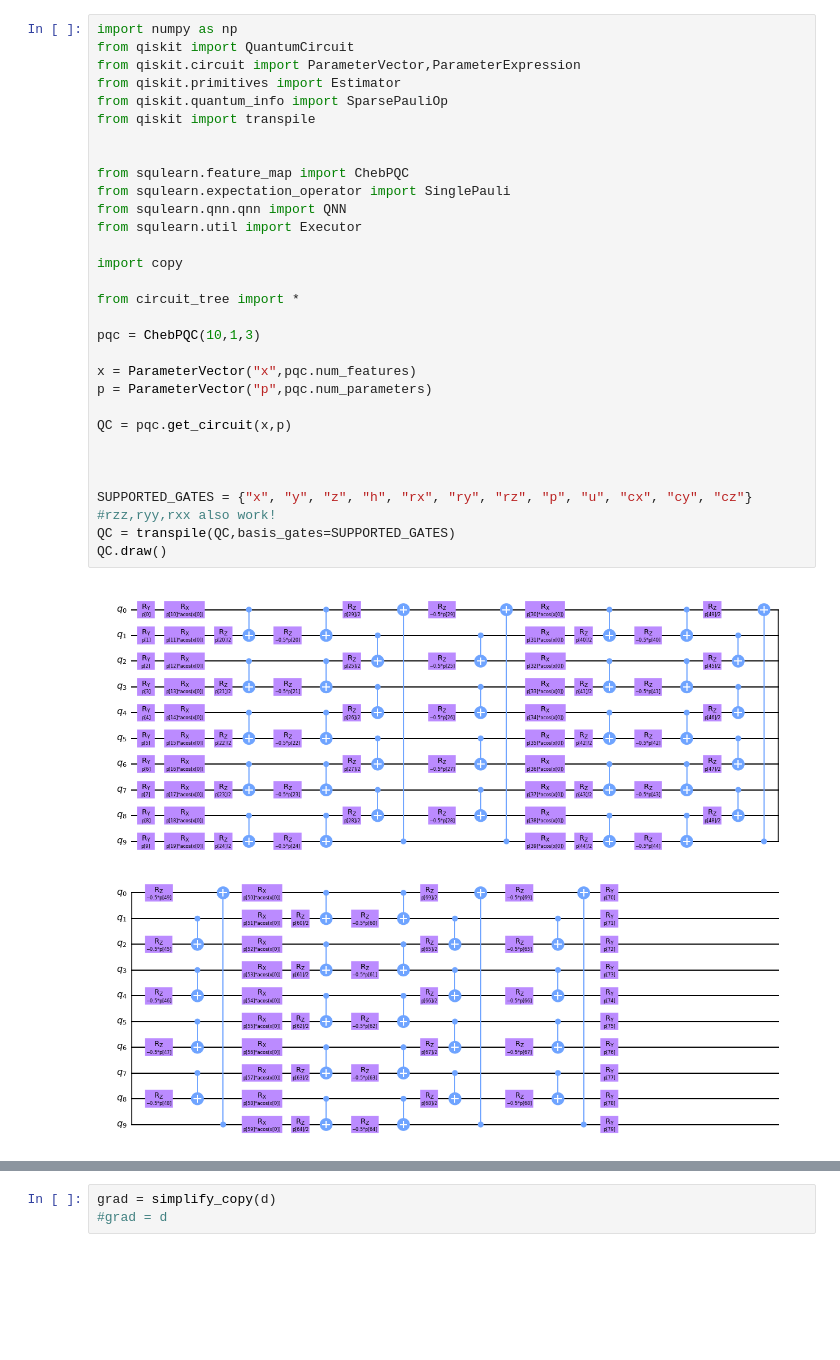
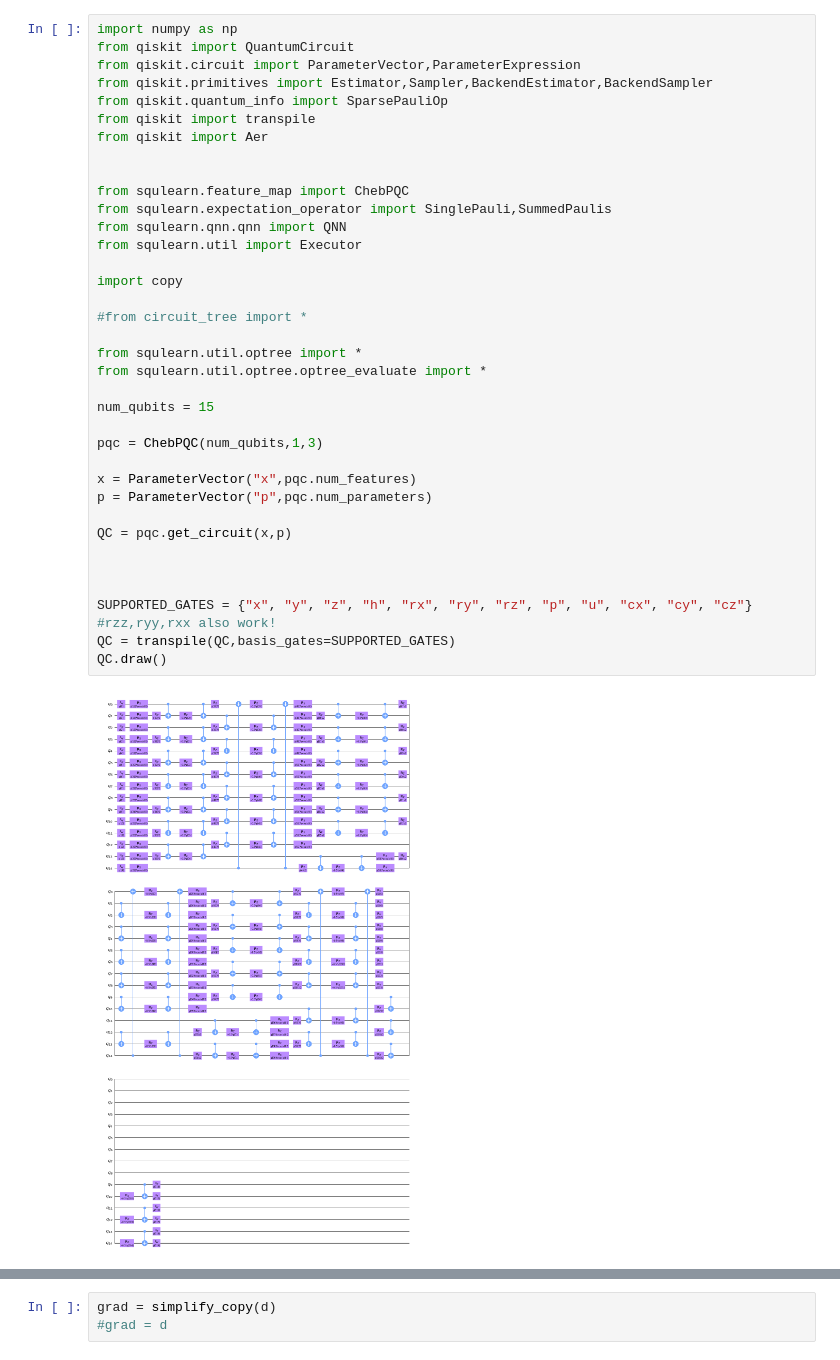
Before and after one commit to sQUlearn/squlearn, a Jupyter notebook: src/squlearn/opflow_mitigation/test_log_circuit.ipynb, the cells around one changed output, grey strips where cells are left out. Drawn from its saved outputs; the diff is of its cells as text; blank space fills up the shorter version.

```diff
--- a/src/squlearn/opflow_mitigation/test_log_circuit.ipynb
+++ b/src/squlearn/opflow_mitigation/test_log_circuit.ipynb
@@ -1,33 +1,39 @@
 # %%
 import numpy as np
 from qiskit import QuantumCircuit
 from qiskit.circuit import ParameterVector,ParameterExpression
-from qiskit.primitives import Estimator
+from qiskit.primitives import Estimator,Sampler,BackendEstimator,BackendSampler
 from qiskit.quantum_info import SparsePauliOp
 from qiskit import transpile
+from qiskit import Aer
 
 
 from squlearn.feature_map import ChebPQC
-from squlearn.expectation_operator import SinglePauli
+from squlearn.expectation_operator import SinglePauli,SummedPaulis
 from squlearn.qnn.qnn import QNN
 from squlearn.util import Executor
 
 import copy
 
-from circuit_tree import *
+#from circuit_tree import *
 
-pqc = ChebPQC(10,1,3)
+from squlearn.util.optree import *
+from squlearn.util.optree.optree_evaluate import *
+
+num_qubits = 15
+
+pqc = ChebPQC(num_qubits,1,3)
 
 x = ParameterVector("x",pqc.num_features)
 p = ParameterVector("p",pqc.num_parameters)
 
 QC = pqc.get_circuit(x,p)
 
 
 
 SUPPORTED_GATES = {"x", "y", "z", "h", "rx", "ry", "rz", "p", "u", "cx", "cy", "cz"} #rzz,ryy,rxx also work!
 QC = transpile(QC,basis_gates=SUPPORTED_GATES)
 QC.draw()
 # %% [output]
-[figure, old version]
+[figure, new version]
 # %%
```
Also changed, not shown: parts of 9 cells of this notebook, 2 other files.
